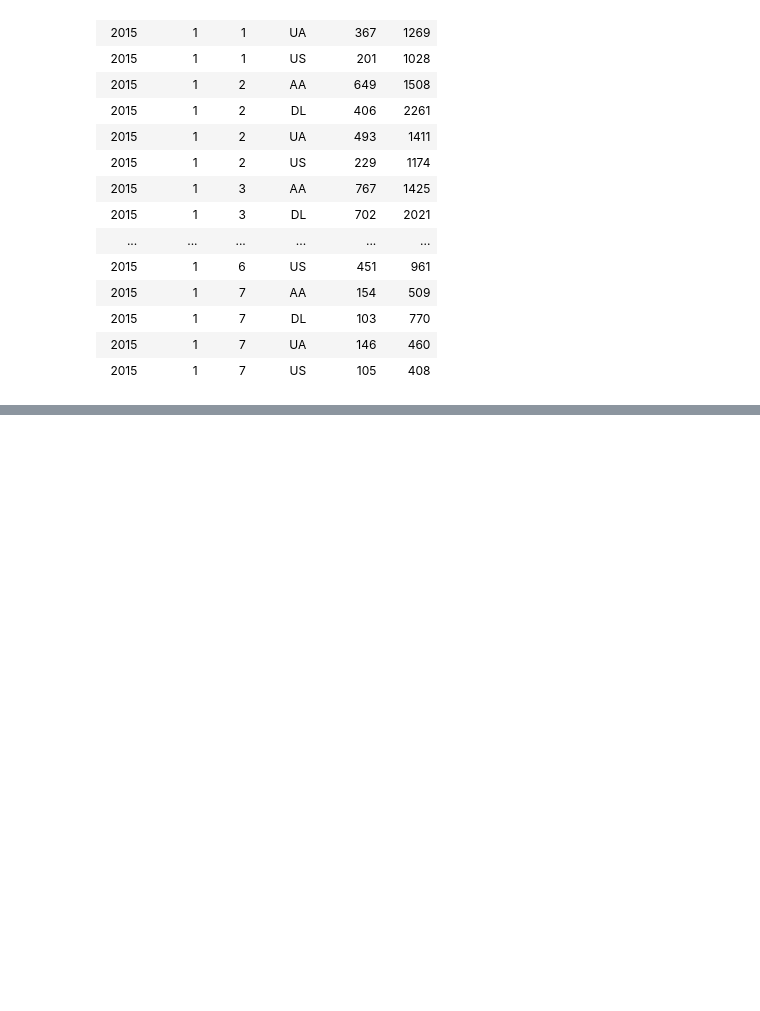
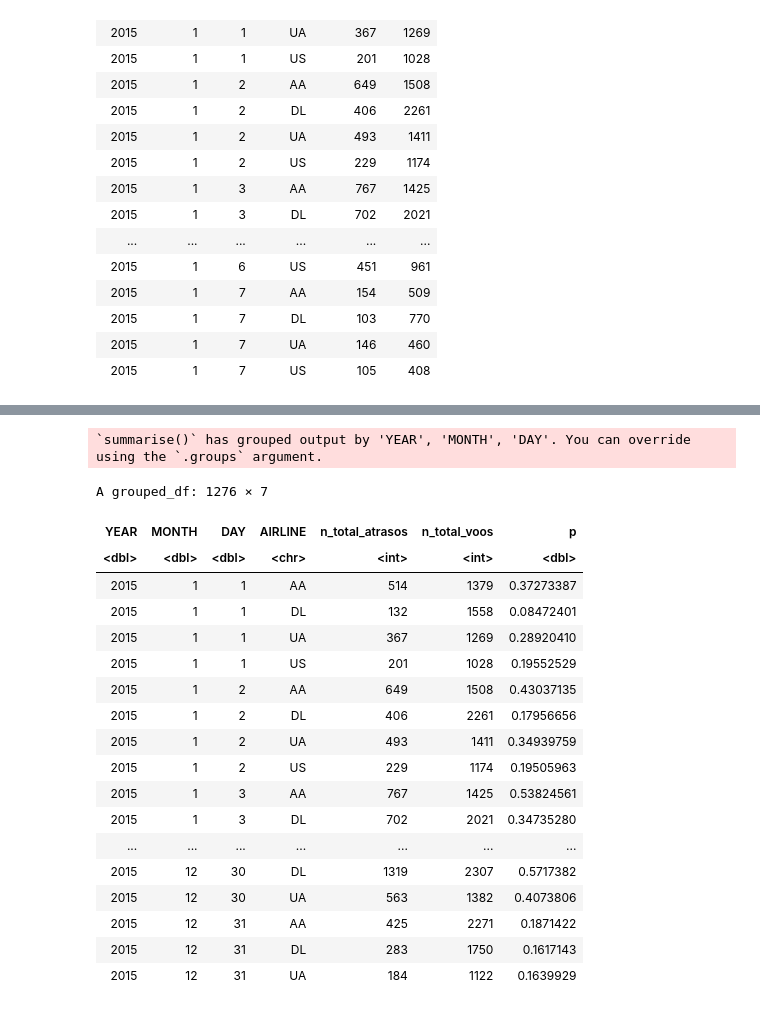
Before and after one commit to kazut98/me315, a Jupyter notebook: ME315_Lab02.ipynb, the cells around one changed output, grey strips where cells are left out. Cells and saved outputs as stored; diff of their text form; code cells hidden in the pictures; blank space fills up the shorter version.

```diff
--- a/ME315_Lab02.ipynb
+++ b/ME315_Lab02.ipynb
@@ -201,0 +206,27 @@ A grouped_df: 1 × 6
+# %%
+suficientes %>%
+  group_by(YEAR, MONTH, DAY, AIRLINE) %>%
+  summarise(n_total_atrasos = sum(n_atrasos), n_total_voos = sum(n_voos),
+  p = n_total_atrasos/n_total_voos) #tira o filter e generaliza
+# %% [output]
+`summarise()` has grouped output by 'YEAR', 'MONTH', 'DAY'. You can override
+using the `.groups` argument.
+A grouped_df: 1276 × 7
+| YEAR | MONTH | DAY | AIRLINE | n_total_atrasos | n_total_voos | p |
+| <dbl> | <dbl> | <dbl> | <chr> | <int> | <int> | <dbl> |
+| 2015 | 1 | 1 | AA | 514 | 1379 | 0.37273387 |
+| 2015 | 1 | 1 | DL | 132 | 1558 | 0.08472401 |
+| 2015 | 1 | 1 | UA | 367 | 1269 | 0.28920410 |
+| 2015 | 1 | 1 | US | 201 | 1028 | 0.19552529 |
+| 2015 | 1 | 2 | AA | 649 | 1508 | 0.43037135 |
+| 2015 | 1 | 2 | DL | 406 | 2261 | 0.17956656 |
+| 2015 | 1 | 2 | UA | 493 | 1411 | 0.34939759 |
+| 2015 | 1 | 2 | US | 229 | 1174 | 0.19505963 |
+| 2015 | 1 | 3 | AA | 767 | 1425 | 0.53824561 |
+| 2015 | 1 | 3 | DL | 702 | 2021 | 0.34735280 |
+| ... | ... | ... | ... | ... | ... | ... |
+| 2015 | 12 | 30 | DL | 1319 | 2307 | 0.5717382 |
+| 2015 | 12 | 30 | UA | 563 | 1382 | 0.4073806 |
+| 2015 | 12 | 31 | AA | 425 | 2271 | 0.1871422 |
+| 2015 | 12 | 31 | DL | 283 | 1750 | 0.1617143 |
+| 2015 | 12 | 31 | UA | 184 | 1122 | 0.1639929 |
```
Also changed, not shown: parts of 4 cells of this notebook.
